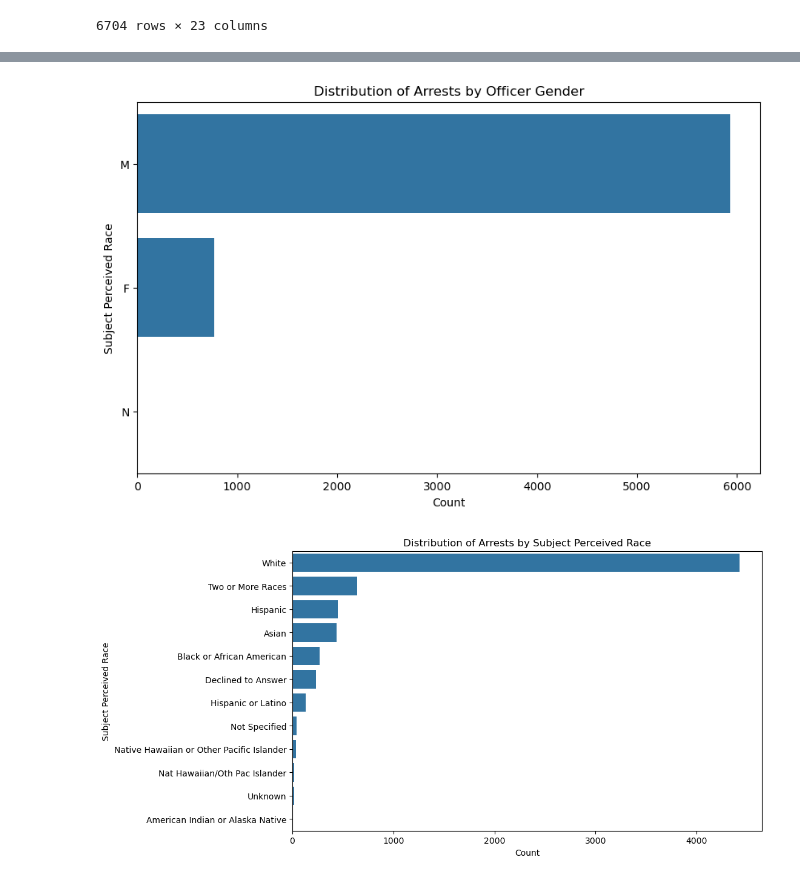
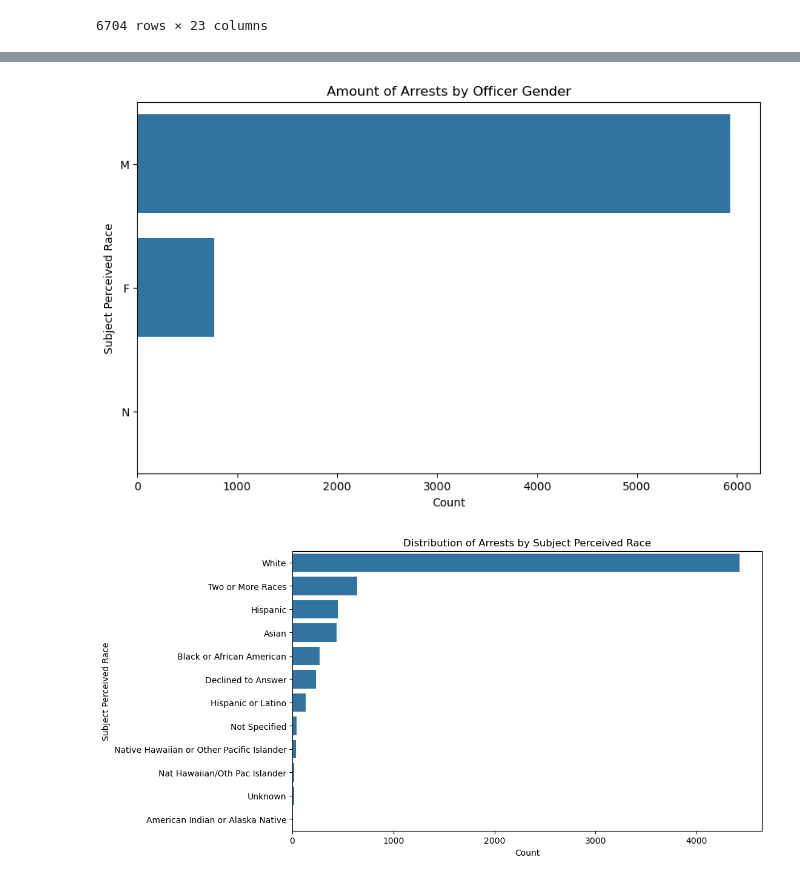
Before and after one commit to omendez930/Terry-Traffic-Stops-Phase3, a Jupyter notebook: index.ipynb, the cells around one changed output, grey strips where cells are left out. Cells and saved outputs as stored; diff of their text form; code cells hidden in the pictures.

```diff
--- a/index.ipynb
+++ b/index.ipynb
@@ -206,13 +214,17 @@ plt.show()
 # %%
+# Filter the data to include only "M" and "F"
+filtered_data = arrest_data[arrest_data["Officer Gender"].isin(["M", "F"])]
+
 # Plot arrests by race
 plt.figure(figsize=(10, 6))
 sns.countplot(y="Officer Gender", data=arrest_data, order=arrest_data["Officer Gender"].value_counts().index)
-plt.title("Distribution of Arrests by Officer Gender")
+plt.title("Amount of Arrests by Officer Gender")
 plt.xlabel("Count")
 plt.ylabel("Subject Perceived Race")
+plt.savefig('./images/Count_of_arrests_by_officer_gender')
 plt.show()
 # %% [output]
-[figure, old version]
+[figure, new version]
 # %%
 plt.figure(figsize=(10, 6))
 sns.countplot(y="Officer Race", data=arrest_data, order=arrest_data["Officer Race"].value_counts().index)
```
Also changed, not shown: parts of 17 cells of this notebook, 9 other files.
